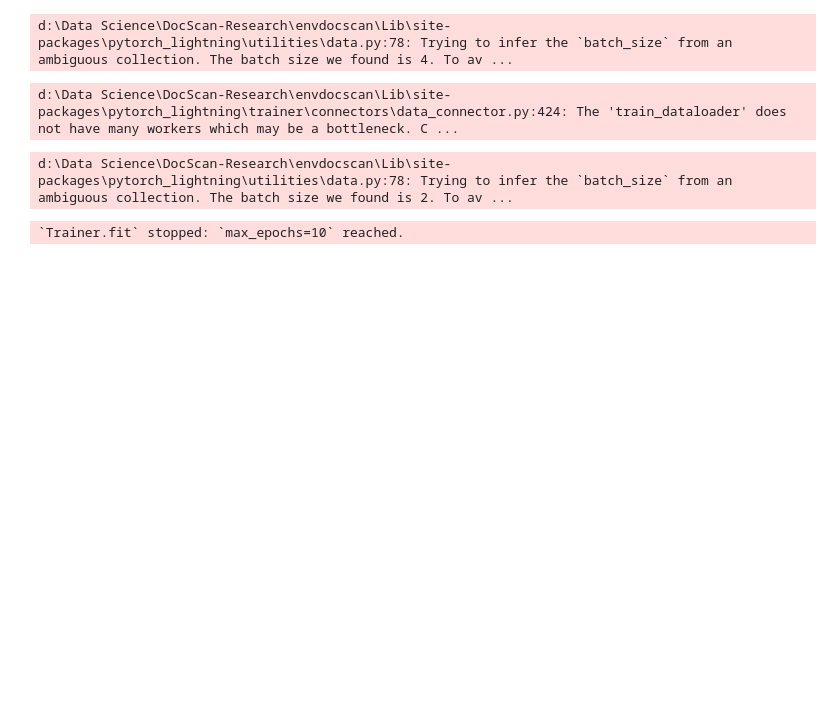
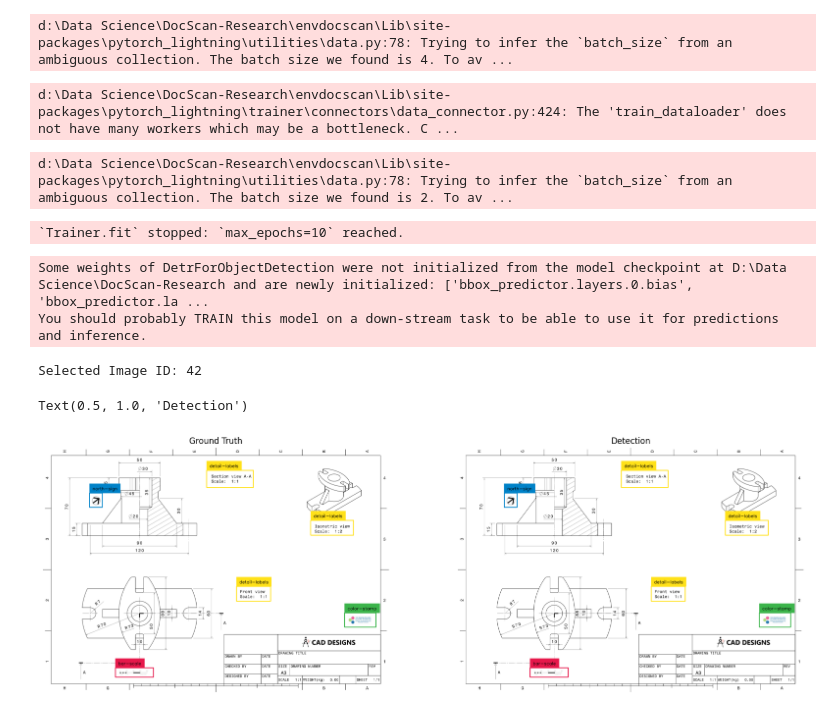
Before and after one commit to mahajan-shrirang/DocScan-Research, a Jupyter notebook: notebooks/detr.ipynb, the cells around one changed output. Cells and saved outputs as stored; diff of their text form; code cells hidden in the pictures; blank space fills up the shorter version.

Commit message:
feat: add inference code

```diff
--- a/notebooks/detr.ipynb
+++ b/notebooks/detr.ipynb
@@ -245,3 +249,56 @@ d:\Data Science\DocScan-Research\envdocscan\Lib\site-packages\pytorch_lightning\
 # %%
 MODEL_PATH = 'D:\Data Science\DocScan-Research'
-model.model.save_pretrained(MODEL_PATH)
+model_path = r'D:\Data Science\DocScan-Research\model.safetensors'
+model = DetrForObjectDetection.from_pretrained(MODEL_PATH)
+# %% [output]
+Some weights of DetrForObjectDetection were not initialized from the model checkpoint at D:\Data Science\DocScan-Research and are newly initialized: ['bbox_predictor.layers.0.bias', 'bbox_predictor.la ...
+You should probably TRAIN this model on a down-stream task to be able to use it for predictions and inference.
+# %%
+
+CONFIDENCE_THRESHOLD = 0.7
+categories = TEST_DATASET.coco.cats
+id2label = {category['id']: category['name'] for category in categories.values()}
+box_annotator = supervision.BoxAnnotator()
+image_ids = TEST_DATASET.coco.getImgIds()
+image_id = random.choice(image_ids)
+print("Selected Image ID:", image_id)
+
+
+image  = TEST_DATASET.coco.loadImgs(image_id)[0]
+annotations = TEST_DATASET.coco.imgToAnns[image_id]
+image_path = os.path.join(TEST_DATASET.root, image['file_name'])
+image = cv2.imread(image_path)
+
+
+detections = supervision.Detections.from_coco_annotations(coco_annotation=annotations)
+labels = [f"{id2label[class_id]}" for _, _, class_id, _ in detections]
+frame_ground_truth = box_annotator.annotate(image, detections, labels=labels)
+
+with torch.no_grad():
+     inputs = image_processor(images=image, return_tensors="pt")
+     outputs = model(**inputs)
+
+     target_size = torch.tensor([image.shape[:2]])
+     results = image_processor.post_process_object_detection(
+          outputs,
+          threshold=CONFIDENCE_THRESHOLD,
+          target_sizes=target_size)[0]
+
+     detections = supervision.Detections.from_transformers(transformers_results=results)
+     labels = [f"{id2label[class_id]}" for _, confidence, class_id, _ in detections]
+     frame_detection = box_annotator.annotate(scene=image.copy() ,detections=detections, labels=labels)
+# %% [output]
+Selected Image ID: 42
+# %%
+fig , axs = plt.subplots(1,2,figsize=(20,10))
+axs[0].imshow(cv2.cvtColor(frame_ground_truth, cv2.COLOR_BGR2RGB))
+axs[0].axis('off')
+axs[0].set_title("Ground Truth")
+
+
+axs[1].imshow(cv2.cvtColor(frame_detection, cv2.COLOR_BGR2RGB))
+axs[1].axis('off')
+axs[1].set_title("Detection")
+# %% [output]
+Text(0.5, 1.0, 'Detection')
+[figure, added]
```
Also changed, not shown: parts of 8 cells of this notebook, 1 other file.
